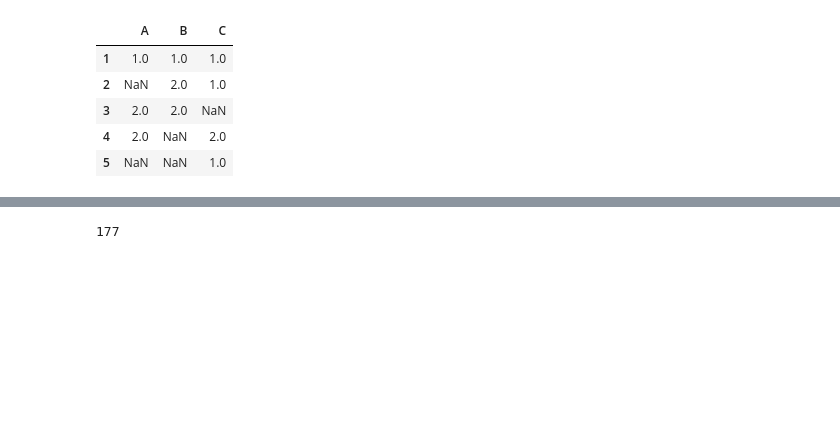
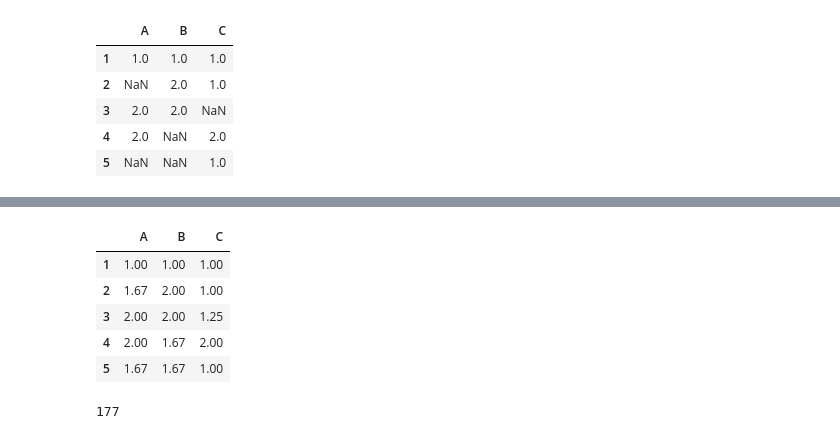
Before and after one commit to rubinkim/DataAnalysis, a Jupyter notebook: 02.Pandas/05_데이터조작.ipynb, the cells around one changed output, grey strips where cells are left out. Drawn from its saved outputs; the diff is of its cells as text; code cells hidden in the pictures; blank space fills up the shorter version.

```diff
--- a/02.Pandas/05_데이터조작.ipynb
+++ b/02.Pandas/05_데이터조작.ipynb
@@ -391,3 +394,15 @@ df3.apply(pd.value_counts).fillna(0.0)
+# %%
+for col in df_null.columns:
+    df_null[col] = df_null[col].apply(lambda x : round(df_null[col].mean(), 2) if pd.isnull(x) else x)
+# %%
+df_null
+# %% [output]
+|  | A | B | C |
+| 1 | 1.00 | 1.00 | 1.00 |
+| 2 | 1.67 | 2.00 | 1.00 |
+| 3 | 2.00 | 2.00 | 1.25 |
+| 4 | 2.00 | 1.67 | 2.00 |
+| 5 | 1.67 | 1.67 | 1.00 |
 # %%
 # 타이타닉호의 승객 중 나이를 명시하지 않은 고객은 나이를 명시한 고객의 평균 나이 값이 되도록 titanic 데이터프레임을 고쳐라.
 titanic['age'].isnull().sum()
```
Also changed, not shown: parts of 9 cells of this notebook.
